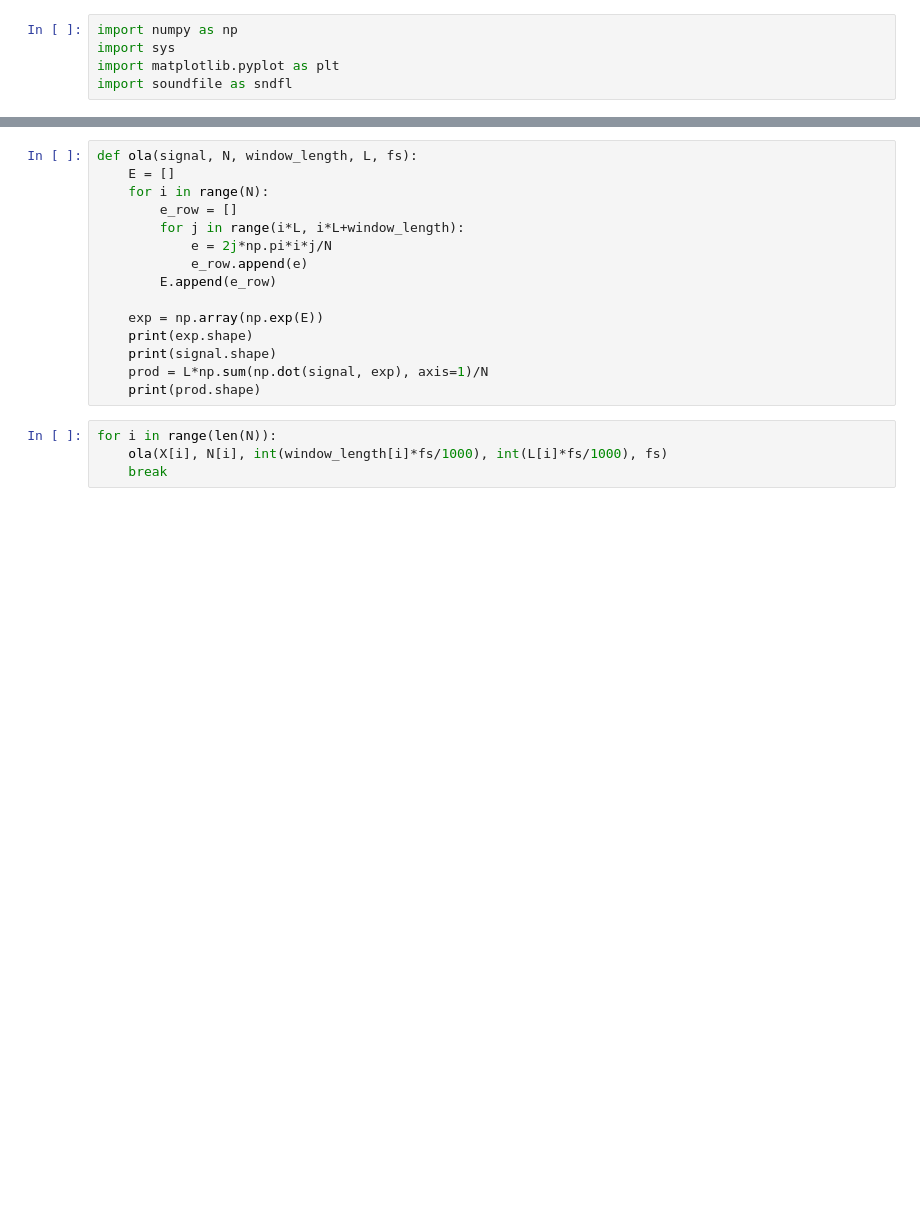
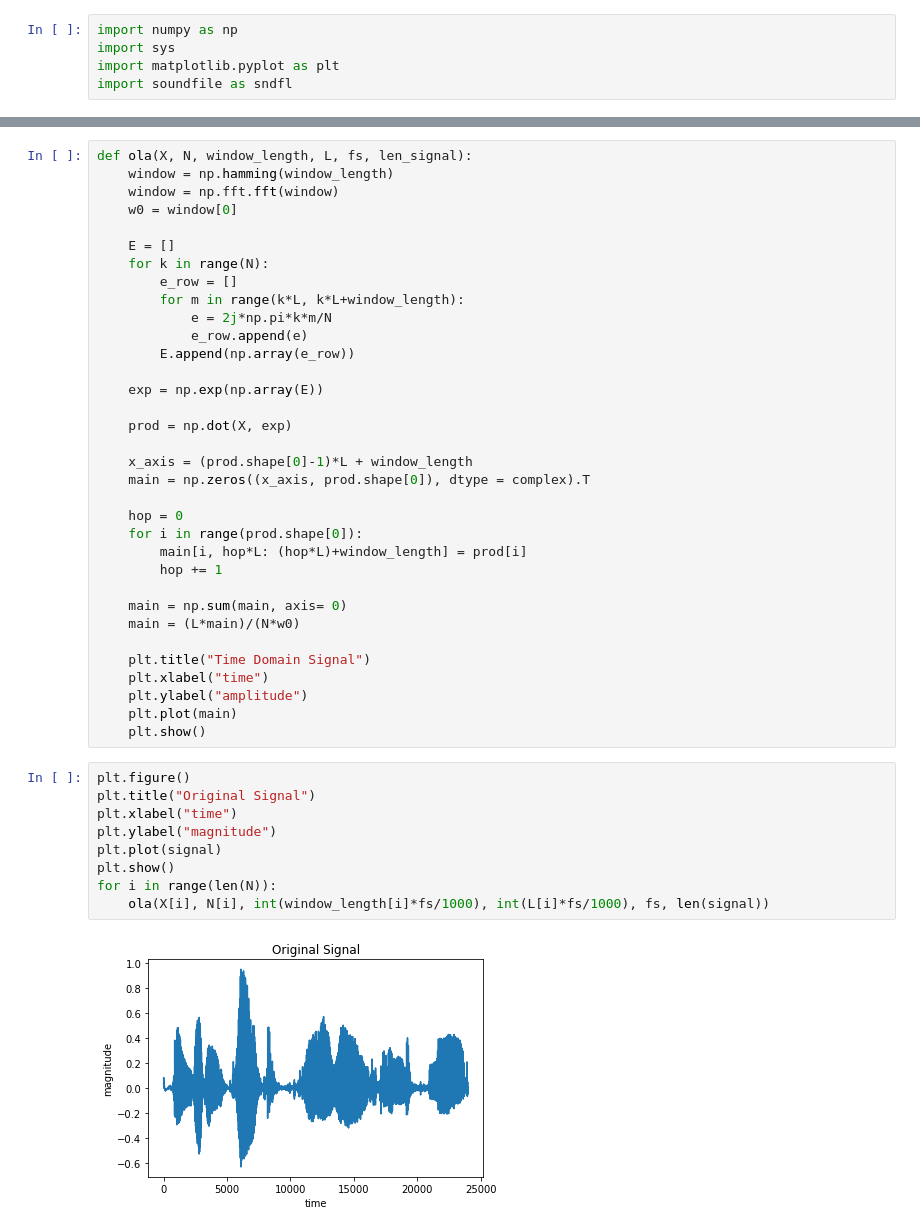
Before and after one commit to rushabhdharia/DeepLearningSpeechProcessing, a Jupyter notebook: HW2/q1_2.ipynb, the cells around one changed output, grey strips where cells are left out. Drawn from its saved outputs; the diff is of its cells as text; blank space fills up the shorter version.

```diff
--- a/HW2/q1_2.ipynb
+++ b/HW2/q1_2.ipynb
@@ -69,19 +84,45 @@ for i in range(len(N)):
-# %%
-def ola(signal, N, window_length, L, fs):
-    E = []
-    for i in range(N):
-        e_row = []
-        for j in range(i*L, i*L+window_length):
-            e = 2j*np.pi*i*j/N
-            e_row.append(e)
-        E.append(e_row)
-
-    exp = np.array(np.exp(E))
-    print(exp.shape)
-    print(signal.shape)
-    prod = L*np.sum(np.dot(signal, exp), axis=1)/N
-    print(prod.shape)
+# %%
+def ola(X, N, window_length, L, fs, len_signal):
+    window = np.hamming(window_length)
+    window = np.fft.fft(window)
+    w0 = window[0]
+
+    E = []
+    for k in range(N):
+        e_row = []
+        for m in range(k*L, k*L+window_length):
+            e = 2j*np.pi*k*m/N
+            e_row.append(e)
+        E.append(np.array(e_row))
+
+    exp = np.exp(np.array(E))
+
+    prod = np.dot(X, exp)
+
+    x_axis = (prod.shape[0]-1)*L + window_length
+    main = np.zeros((x_axis, prod.shape[0]), dtype = complex).T
+
+    hop = 0
+    for i in range(prod.shape[0]):
+        main[i, hop*L: (hop*L)+window_length] = prod[i]
+        hop += 1
+
+    main = np.sum(main, axis= 0)
+    main = (L*main)/(N*w0)
+
+    plt.title("Time Domain Signal")
+    plt.xlabel("time")
+    plt.ylabel("amplitude")
+    plt.plot(main)
+    plt.show()
 # %%
+plt.figure()
+plt.title("Original Signal")
+plt.xlabel("time")
+plt.ylabel("magnitude")
+plt.plot(signal)
+plt.show()
 for i in range(len(N)):
-    ola(X[i], N[i], int(window_length[i]*fs/1000), int(L[i]*fs/1000), fs)
-    break
+    ola(X[i], N[i], int(window_length[i]*fs/1000), int(L[i]*fs/1000), fs, len(signal))
+# %% [output]
+[figure, added]
```
Also changed, not shown: parts of 3 cells of this notebook, 1 other file.
